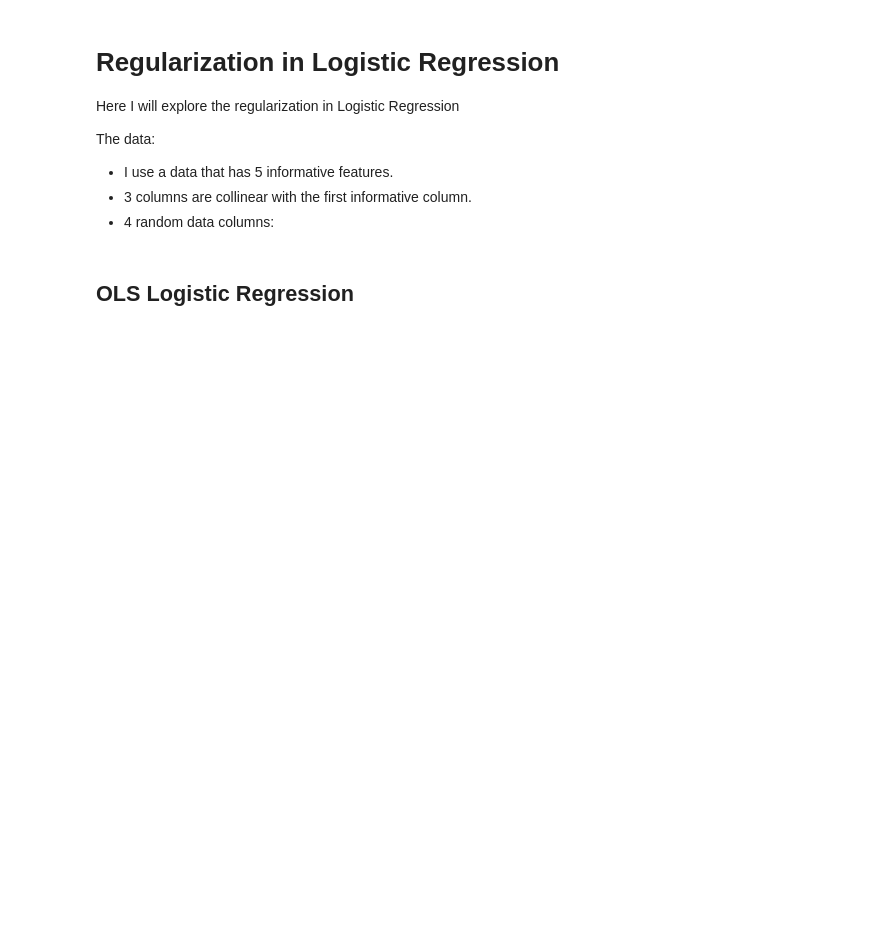
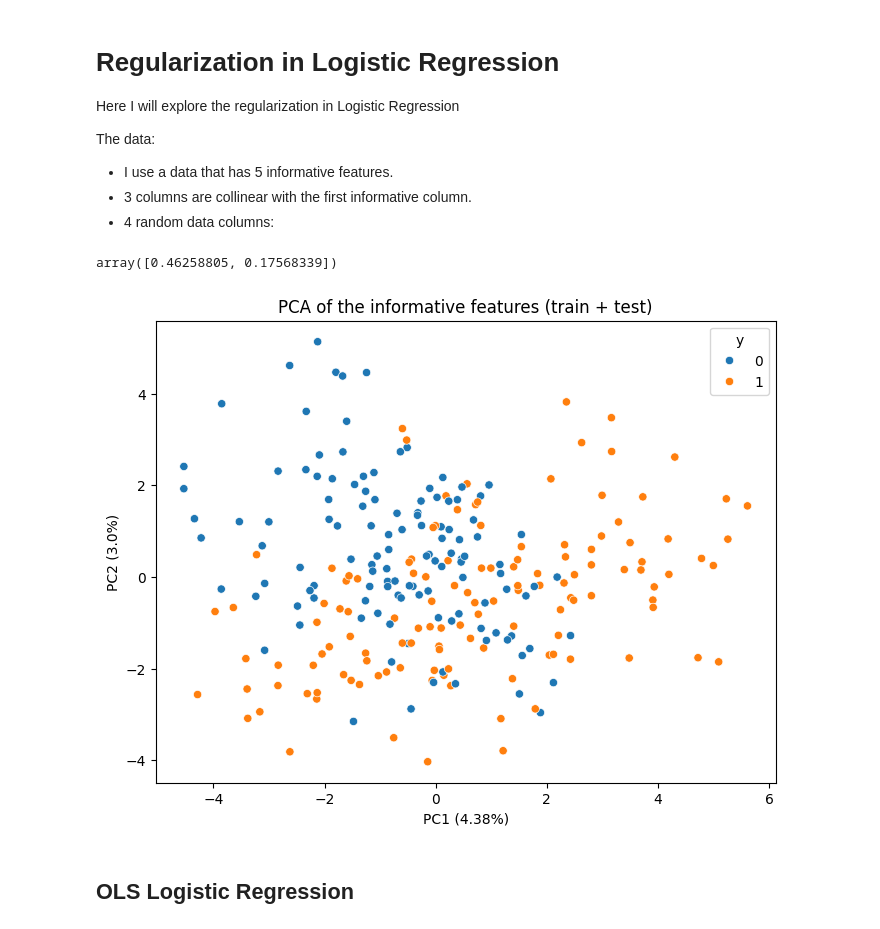
Before and after one commit to etabari/ml_course, a Jupyter notebook: 1.1.LR.regularization.ipynb, the cells around one changed output. Drawn from its saved outputs; the diff is of its cells as text; code cells hidden in the pictures; blank space fills up the shorter version.

```diff
--- a/1.1.LR.regularization.ipynb
+++ b/1.1.LR.regularization.ipynb
@@ -57,6 +62,26 @@ def f_label(index):
         return f"X{index-3}"
     else:
         return f"R{index-8}"
+# %%
+# Scatter plot of PCA-transformed data
+pca.explained_variance_ratio_
+# %% [output]
+array([0.46258805, 0.17568339])
+# %%
+from sklearn.decomposition import PCA
+
+pca = PCA()
+X_pca = pca.fit_transform(X_informative)
+
+plt.figure(figsize=(8, 6))
+sns.scatterplot(x=X_pca[:, 0], y=X_pca[:, 1], hue=y_all)
+plt.xlabel(f"PC1 ({pca.explained_variance_[0]:.3}%)")
+plt.ylabel(f"PC2 ({pca.explained_variance_[1]:.3}%)")
+plt.title("PCA of the informative features (train + test)")
+plt.legend(title="y")
+plt.show()
+# %% [output]
+[figure, added]
 # %% [markdown]
 ## OLS Logistic Regression
 # %%
```
Also changed, not shown: parts of 7 cells of this notebook.
